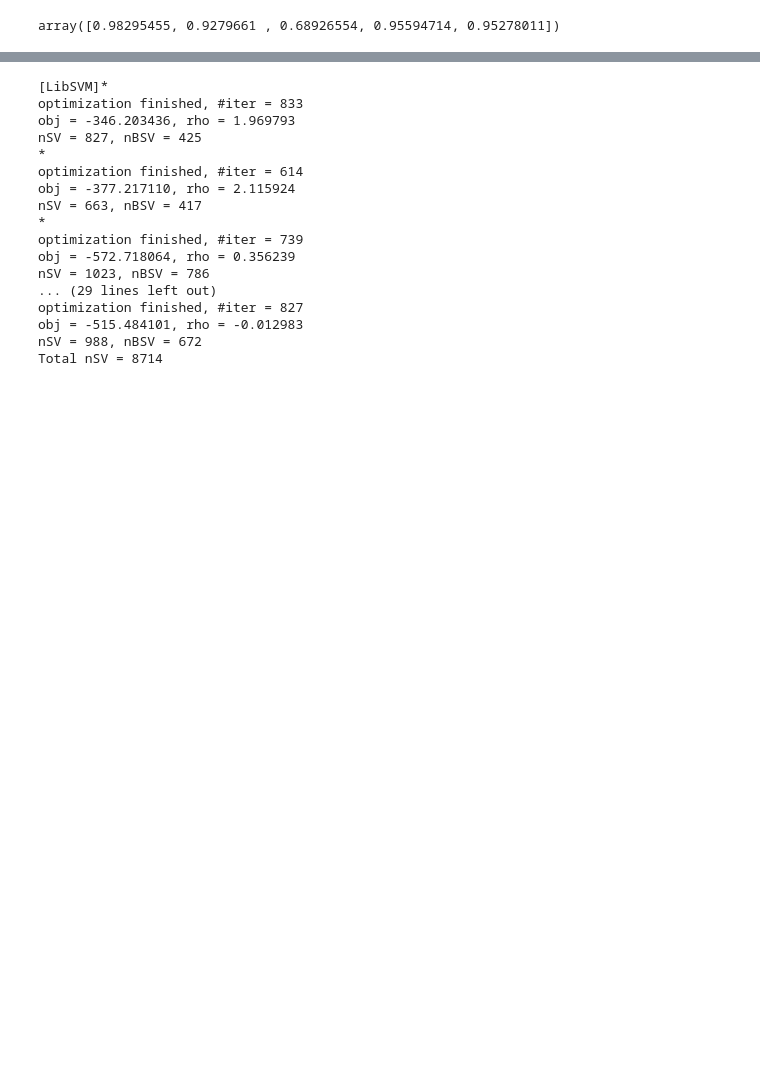
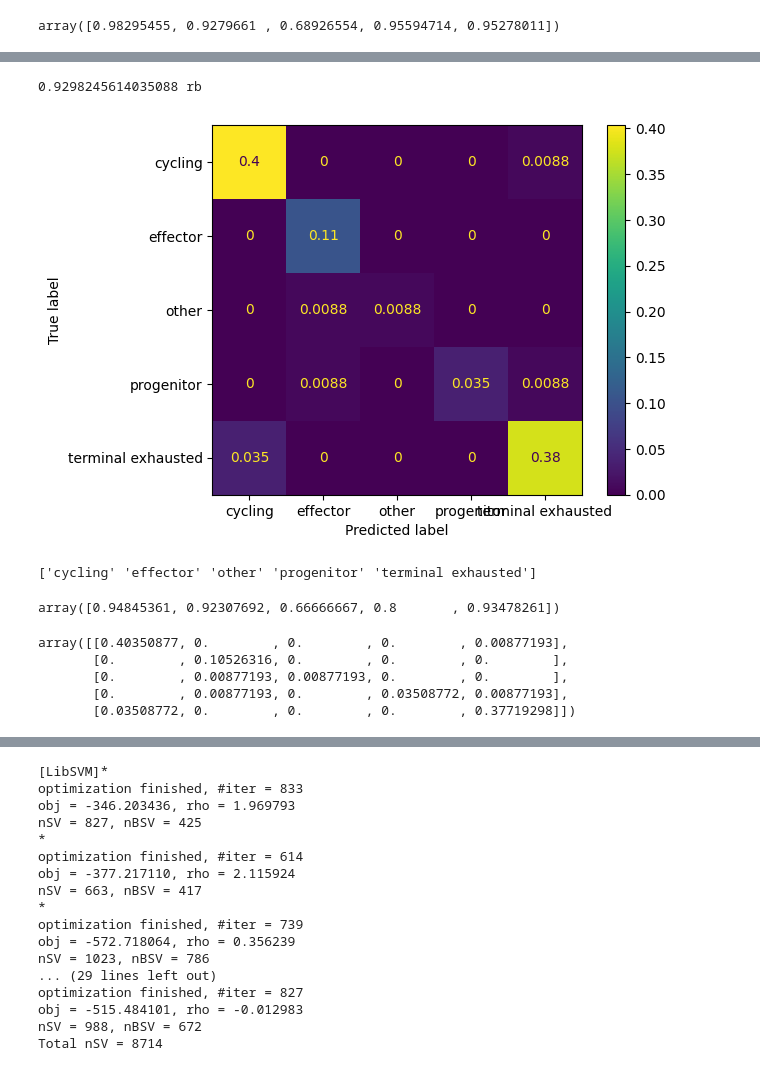
Before and after one commit to amandakhoo/CIDS2023, a Jupyter notebook: classifer.ipynb, the cells around one changed output, grey strips where cells are left out. Cells and saved outputs as stored; diff of their text form; code cells hidden in the pictures; blank space fills up the shorter version.

```diff
--- a/classifer.ipynb
+++ b/classifer.ipynb
@@ -200,0 +301,33 @@ array([0.98295455, 0.9279661 , 0.68926554, 0.95594714, 0.95278011])
+# %%
+#use the actual perturbseq data for Ikzf3
+ikzf3_df = normdf.filter(adata.obs[adata.obs['condition'] == 'Ikzf3'].index.values, axis = 0)[filter(df_unpert).columns] #where Ikzf3 is knocked out in real perturbseq data
+ikzf3_labels = pd.DataFrame(adata.obs['state']).filter(ikzf3_df.index.values, axis = 0)
+# %%
+X_train, X_test, y_train, y_test = train_test_split(ikzf3_df, ikzf3_labels, test_size=.2, random_state=88)
+
+
+result = loaded_model.score(X_test, y_test)
+print(result, 'rb')
+preds = loaded_model.predict(X_test)
+
+
+cm = confusion_matrix(y_test, preds, normalize = 'all')
+ConfusionMatrixDisplay(confusion_matrix=cm, display_labels= loaded_model.classes_).plot()
+
+plt.show()
+
+print(loaded_model.classes_)
+f1_score(y_test, preds, average=None)
+# %% [output]
+0.9298245614035088 rb
+[figure, added]
+['cycling' 'effector' 'other' 'progenitor' 'terminal exhausted']
+array([0.94845361, 0.92307692, 0.66666667, 0.8       , 0.93478261])
+# %%
+cm
+# %% [output]
+array([[0.40350877, 0.        , 0.        , 0.        , 0.00877193],
+       [0.        , 0.10526316, 0.        , 0.        , 0.        ],
+       [0.        , 0.00877193, 0.00877193, 0.        , 0.        ],
+       [0.        , 0.00877193, 0.        , 0.03508772, 0.00877193],
+       [0.03508772, 0.        , 0.        , 0.        , 0.37719298]])
```
Also changed, not shown: parts of 30 cells of this notebook, 3 other files.
